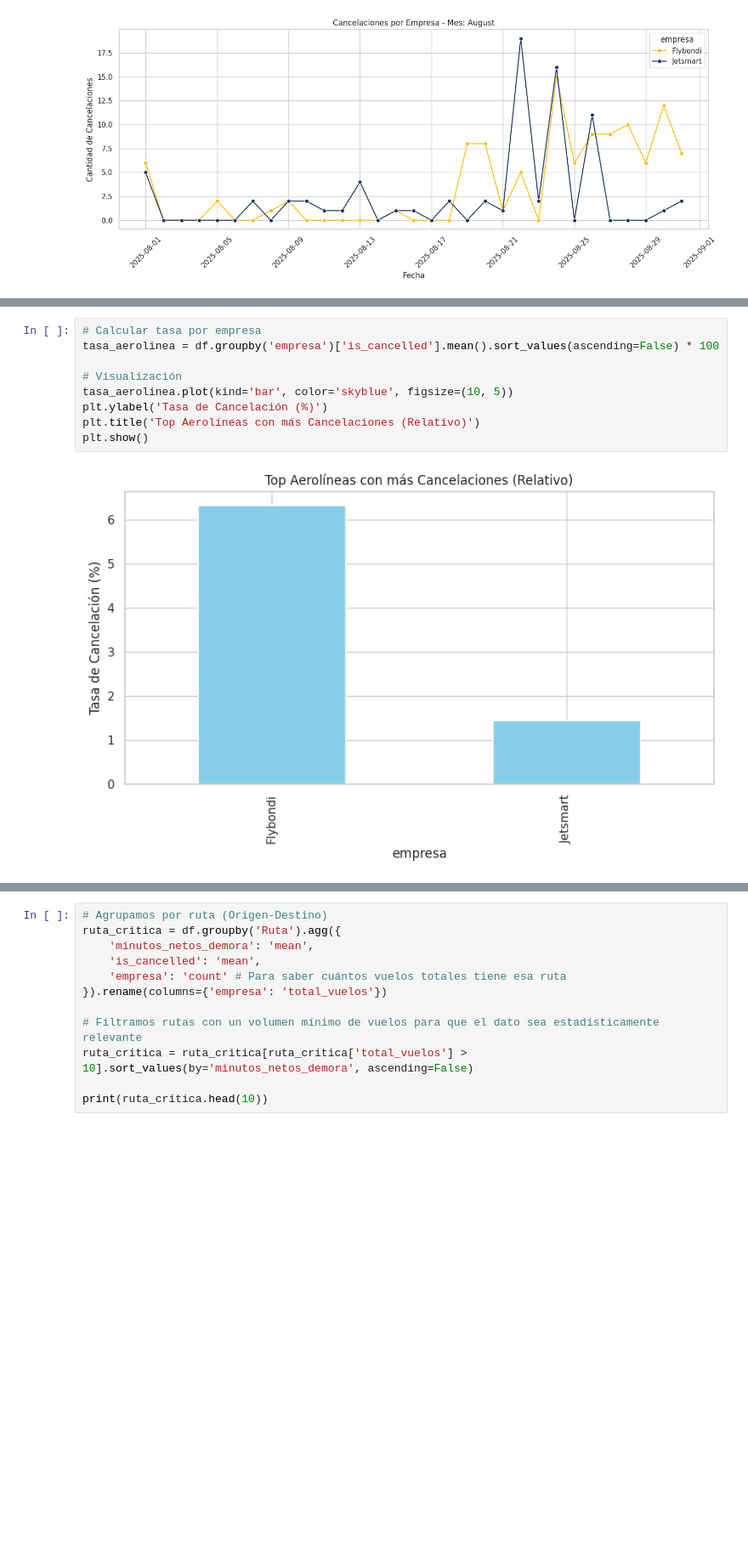
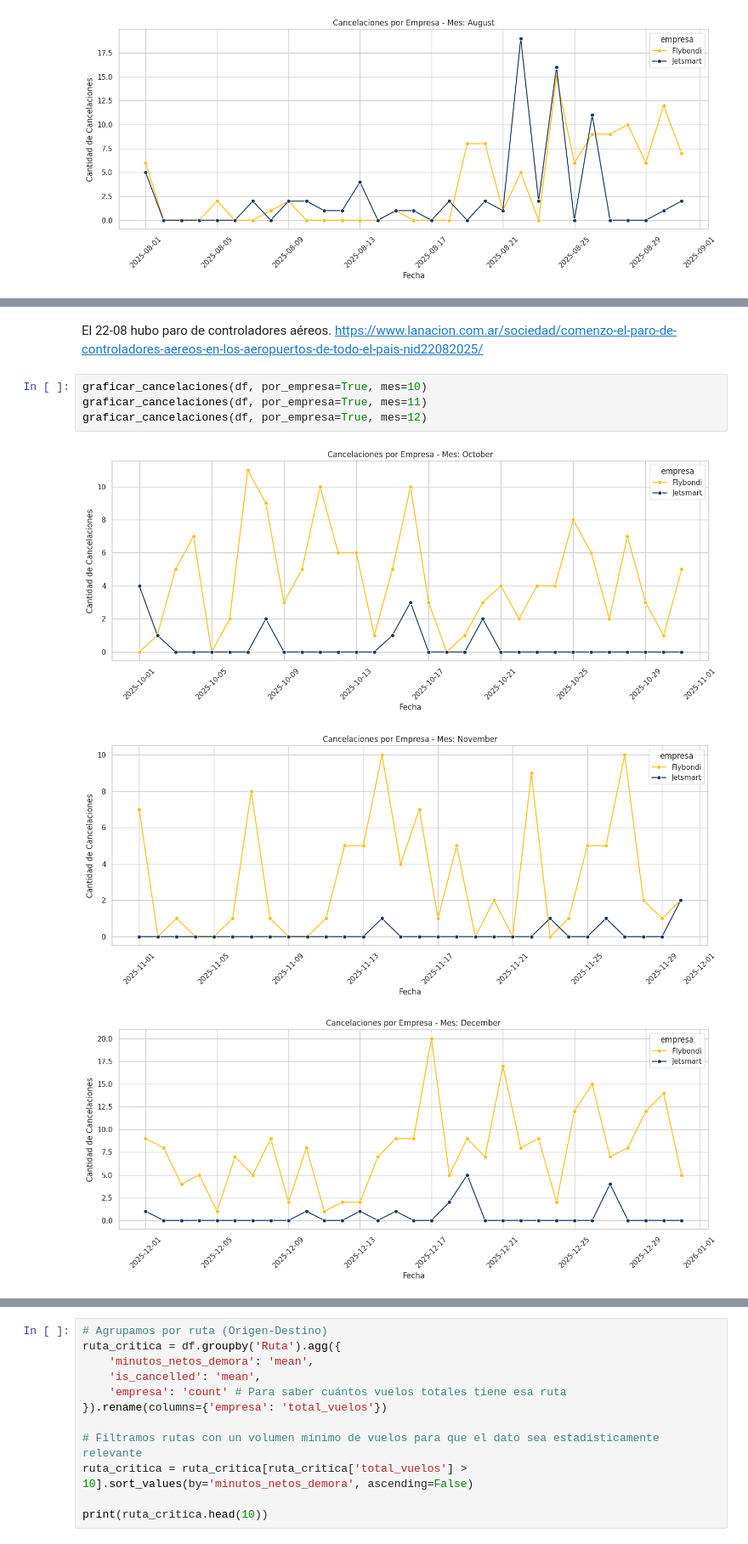
Before and after one commit to parivgabriela/Data_mining, a Jupyter notebook: analisis_estado_vuelos/notebooks/03_EDA_reporte.ipynb, the cells around one changed output, grey strips where cells are left out. Shown at 85% size. Cells and saved outputs as stored; diff of their text form; blank space fills up the shorter version.

```diff
--- a/analisis_estado_vuelos/notebooks/03_EDA_reporte.ipynb
+++ b/analisis_estado_vuelos/notebooks/03_EDA_reporte.ipynb
@@ -530,11 +548,11 @@ heatmap_cancelaciones(df)
-# %%
-# Calcular tasa por empresa
-tasa_aerolinea = df.groupby('empresa')['is_cancelled'].mean().sort_values(ascending=False) * 100
-
-# Visualización
-tasa_aerolinea.plot(kind='bar', color='skyblue', figsize=(10, 5))
-plt.ylabel('Tasa de Cancelación (%)')
-plt.title('Top Aerolíneas con más Cancelaciones (Relativo)')
-plt.show()
-# %% [output]
-[figure, removed]
+# %% [markdown]
+El 22-08 hubo paro de controladores aéreos.
+https://www.lanacion.com.ar/sociedad/comenzo-el-paro-de-controladores-aereos-en-los-aeropuertos-de-todo-el-pais-nid22082025/
+# %%
+graficar_cancelaciones(df, por_empresa=True, mes=10)
+graficar_cancelaciones(df, por_empresa=True, mes=11)
+graficar_cancelaciones(df, por_empresa=True, mes=12)
+# %% [output]
+[figure, added]
+[figure, added]
+[figure, added]
```
Also changed, not shown: parts of 24 cells of this notebook.
